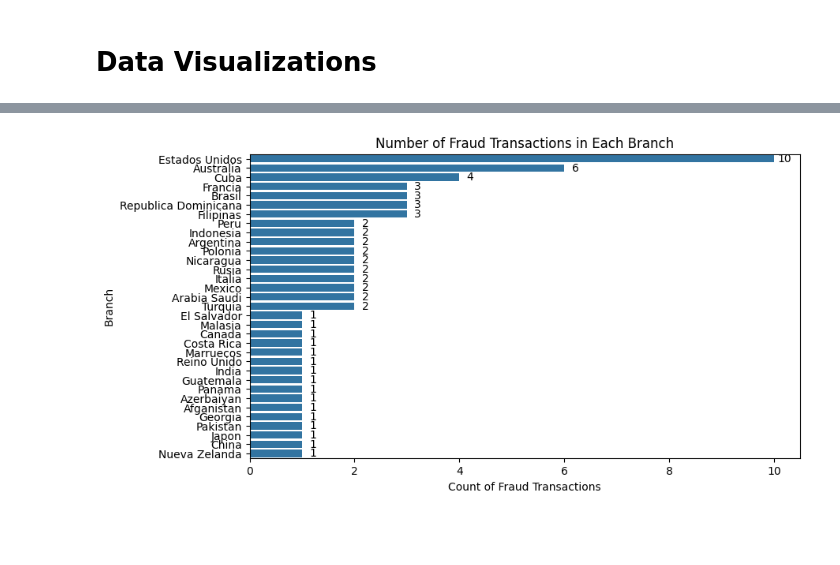
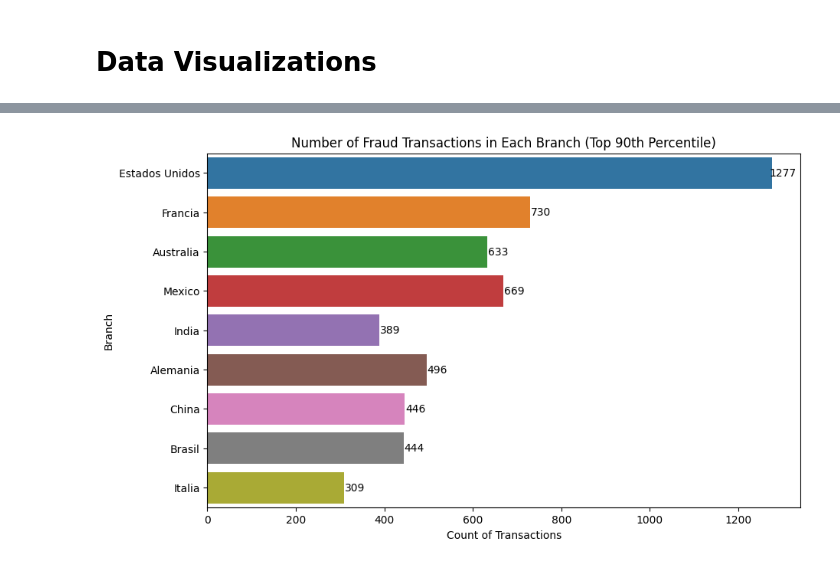
Before and after one commit to Shrutisd1003/XAI-for-Financial-Fraud-Detection, a Jupyter notebook: Model building/EDA.ipynb, the cells around one changed output, grey strips where cells are left out. Cells and saved outputs as stored; diff of their text form; code cells hidden in the pictures; blank space fills up the shorter version.

```diff
--- a/Model building/EDA.ipynb
+++ b/Model building/EDA.ipynb
@@ -135,4 +134,0 @@ df.head()
-# %%
-df["Name Origin"] = df["Name Origin"].str[0]
-df["Name Destination"] = df["Name Destination"].str[0]
-df.head()
@@ -145,0 +135,8 @@ df.head()
+# %%
+df['Receiver'] = 'Customer'
+df.loc[df['Name Destination'].str.contains('M'), 'Receiver'] = 'Merchant'
+df.loc[df['Name Destination'].str.contains('C'), 'Receiver'] = 'Customer'
+df.loc[df['Name Origin'] == df['Name Destination'], 'Receiver'] = 'Self'
+# %%
+col = df.pop('Receiver')
+df.insert(9, 'Receiver', col)
@@ -167,7 +174,7 @@ Time of Day                    3
 isFraud                        2
 dtype: int64
 # %%
-df.drop(columns=["Date of Transaction","Name Origin"], inplace=True)
+df.drop(columns=["Date of Transaction","Name Origin", 'Name Destination'], inplace=True)
 # %% [markdown]
 # Data Visualizations
 # %%
@@ -220,23 +226,24 @@ plt.show()
 # %%
 branch_counts = df[df['isFraud'] == 1]['Branch'].value_counts()
-sorted_branches = branch_counts.index.tolist()
-
-plt.figure(figsize=(9, 5))
-ax = sns.countplot(data=df[df['isFraud'] == 1], y='Branch', orient='horizontal', order=sorted_branches)
-plt.title('Number of Fraud Transactions in Each Branch')
-plt.xlabel('Count of Fraud Transactions')
+threshold = branch_counts.quantile(0.9)
+top_branches = branch_counts[branch_counts >= threshold].index.tolist()
+df_top = df[df['Branch'].isin(top_branches)]
+plt.figure(figsize=(10, 6))
+ax = sns.countplot(data=df_top, y='Branch', orient='horizontal', order=top_branches)
+plt.title('Number of Fraud Transactions in Each Branch (Top 90th Percentile)')
+plt.xlabel('Count of Transactions')
 plt.ylabel('Branch')
 
 for p in ax.patches:
     ax.annotate(format(p.get_width(), '.0f'),
                 (p.get_width(), p.get_y() + p.get_height() / 2),
                 ha='center', va='center',
                 xytext=(10, 0),
                 textcoords='offset points')
 
 plt.show()
 # %% [output]
-[figure, old version]
+[figure, new version]
 # %%
 branch_counts = df['Branch'].value_counts()
 threshold = branch_counts.quantile(0.9)
```
Also changed, not shown: parts of 17 cells of this notebook, 11 other files.
